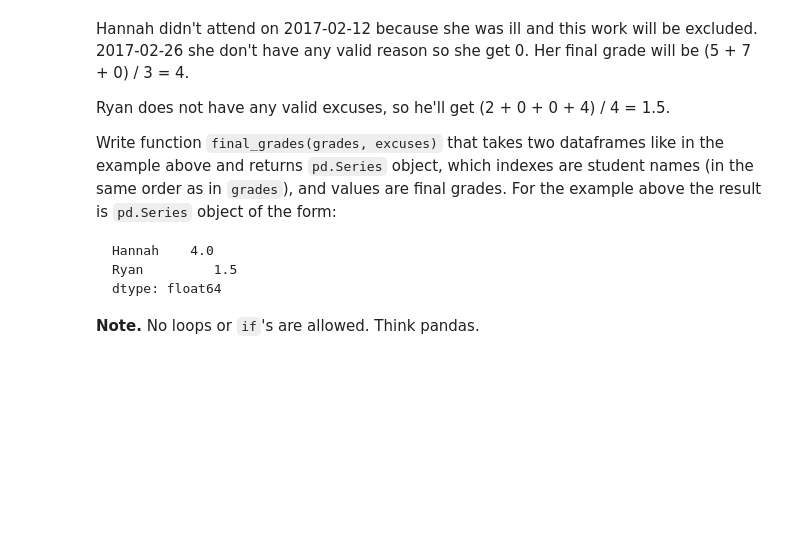
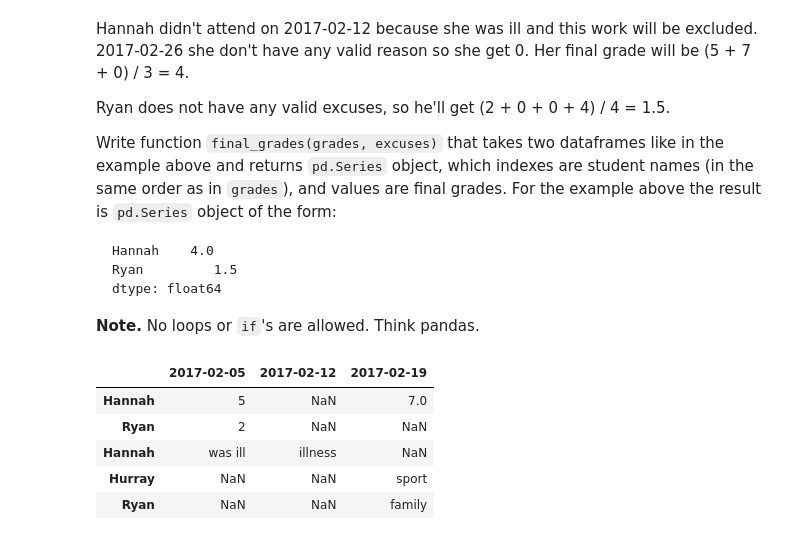
Before and after one commit to Galaxy13/python-scripts, a Jupyter notebook: hse/statistics (mod 3)/lab1/_Advanced pandas.ipynb, the cells around one changed output. Drawn from its saved outputs; the diff is of its cells as text; code cells hidden in the pictures; blank space fills up the shorter version.

```diff
--- a/hse/statistics (mod 3)/lab1/_Advanced pandas.ipynb
+++ b/hse/statistics (mod 3)/lab1/_Advanced pandas.ipynb
@@ -579,8 +587,18 @@ Write function `final_grades(grades, excuses)` that takes two dataframes like in
 
 **Note.** No loops or `if`'s are allowed. Think pandas.
 # %%
-# YOUR CODE HERE
-raise NotImplementedError()
+def final_grade(grades, excuses):
+    pass
+
+excuses_t = pd.pivot(excuses, index='student', columns='date', values='reason')
+pd.concat([grades, excuses_t], axis=0, join='inner').apply(lambda x: x)
+# %% [output]
+|  | 2017-02-05 | 2017-02-12 | 2017-02-19 |
+| Hannah | 5 | NaN | 7.0 |
+| Ryan | 2 | NaN | NaN |
+| Hannah | was ill | illness | NaN |
+| Hurray | NaN | NaN | sport |
+| Ryan | NaN | NaN | family |
 # %%
 import pandas as pd
 import numpy as np
```
Also changed, not shown: parts of 3 cells of this notebook.
